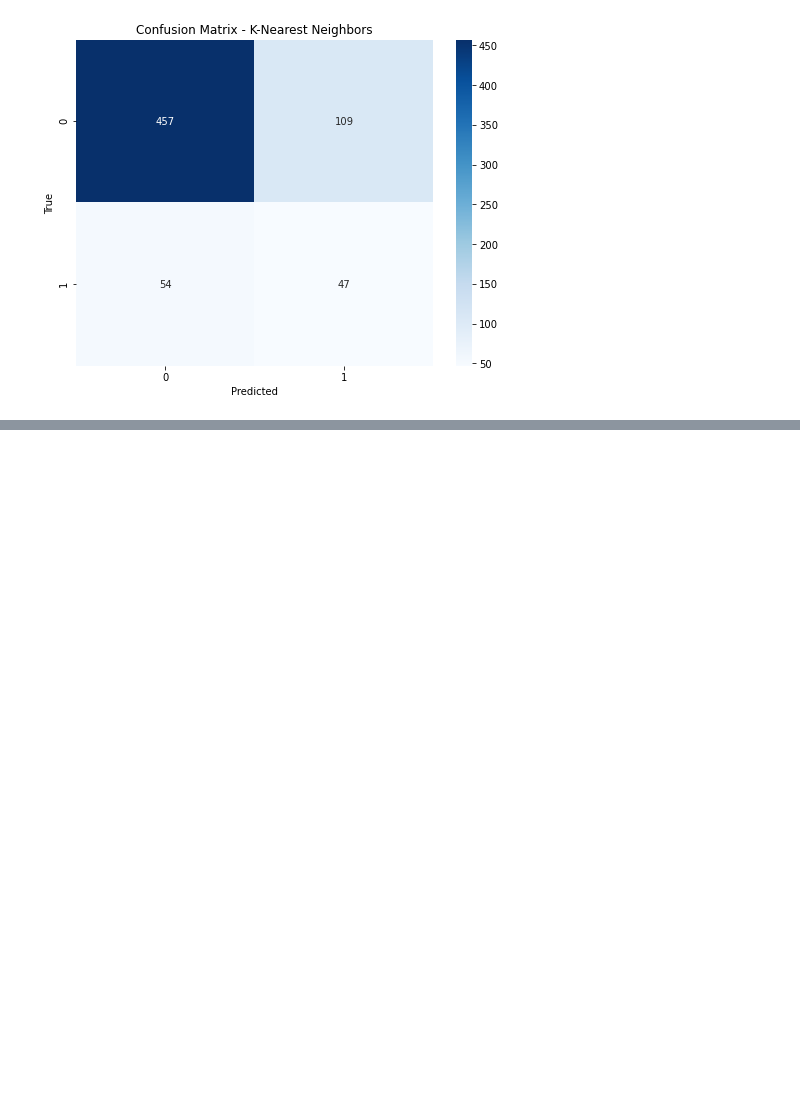
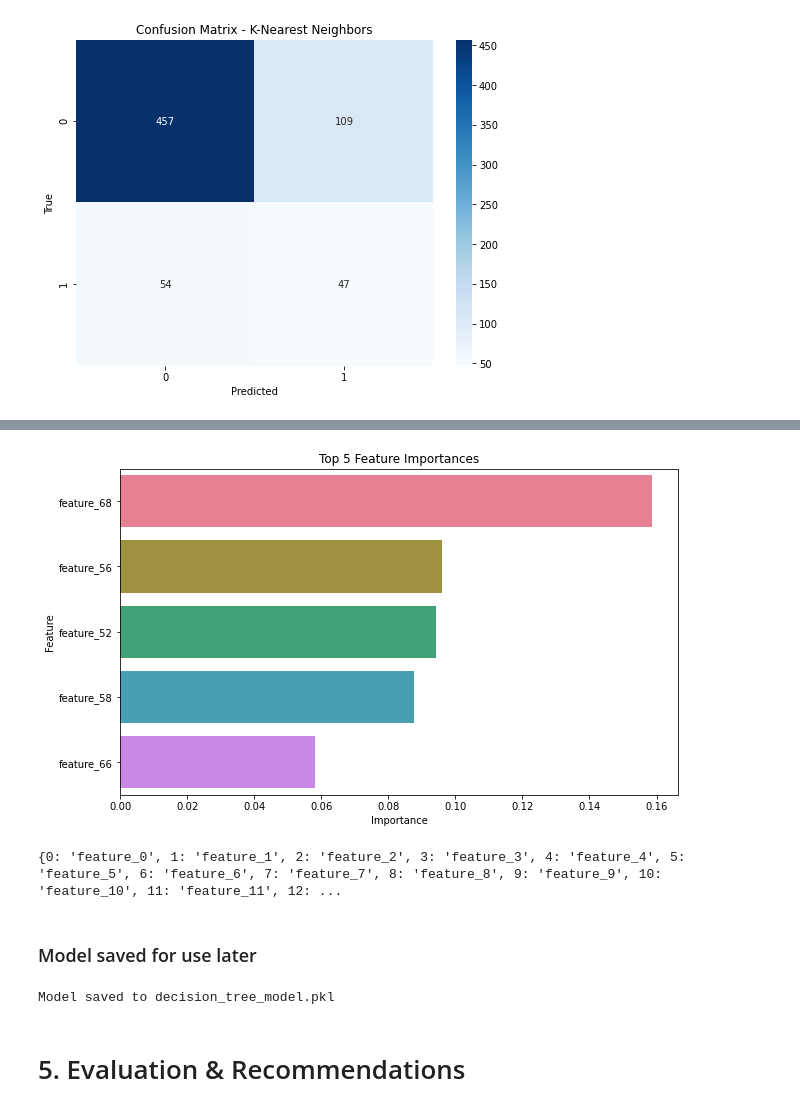
Before and after one commit to Ingavi39/Phase-3-project-, a Jupyter notebook: Phase 3 project.ipynb, the cells around one changed output, grey strips where cells are left out. Saved outputs shown, nothing was run; the diff lists cells and outputs as text; code cells hidden in the pictures; blank space fills up the shorter version.

```diff
--- a/Phase 3 project.ipynb
+++ b/Phase 3 project.ipynb
@@ -526,0 +572,31 @@ Best Score: 0.9430863697479394
+# %%
+top_features = feature_importances.head(5)
+
+colors = sns.color_palette('husl', len(top_features))
+
+plt.figure(figsize=(10, 6))
+sns.barplot(x='Importance', y='Feature', data=top_features, palette=colors)
+plt.title('Top 5 Feature Importances')
+plt.xlabel('Importance')
+plt.ylabel('Feature')
+plt.show()
+# %% [output]
+[figure, added]
+# %%
+feature_index_mapping = {index: name for index, name in enumerate(feature_names)}
+print(feature_index_mapping)
+# %% [output]
+{0: 'feature_0', 1: 'feature_1', 2: 'feature_2', 3: 'feature_3', 4: 'feature_4', 5: 'feature_5', 6: 'feature_6', 7: 'feature_7', 8: 'feature_8', 9: 'feature_9', 10: 'feature_10', 11: 'feature_11', 12: ...
+# %% [markdown]
+### Model saved for use later
+# %%
+filename = 'decision_tree_model.pkl'
+
+with open(filename, 'wb') as file:
+    pickle.dump(dt, file)
+
+print(f"Model saved to {filename}")
+# %% [output]
+Model saved to decision_tree_model.pkl
+# %% [markdown]
+# 5. Evaluation & Recommendations
```
Also changed, not shown: parts of 38 cells of this notebook, 1 other file.
